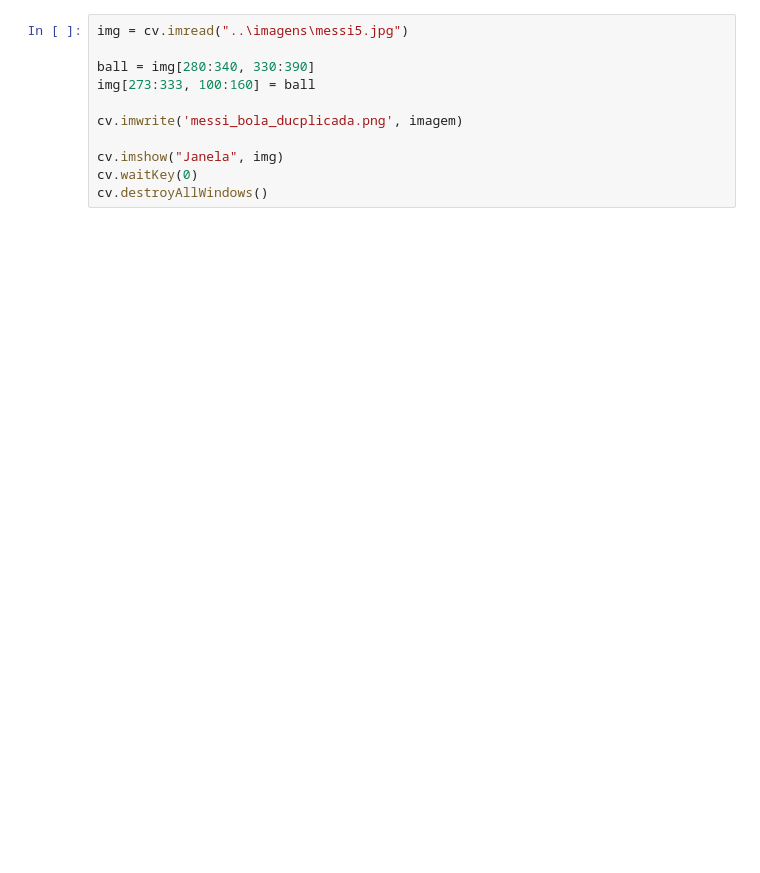
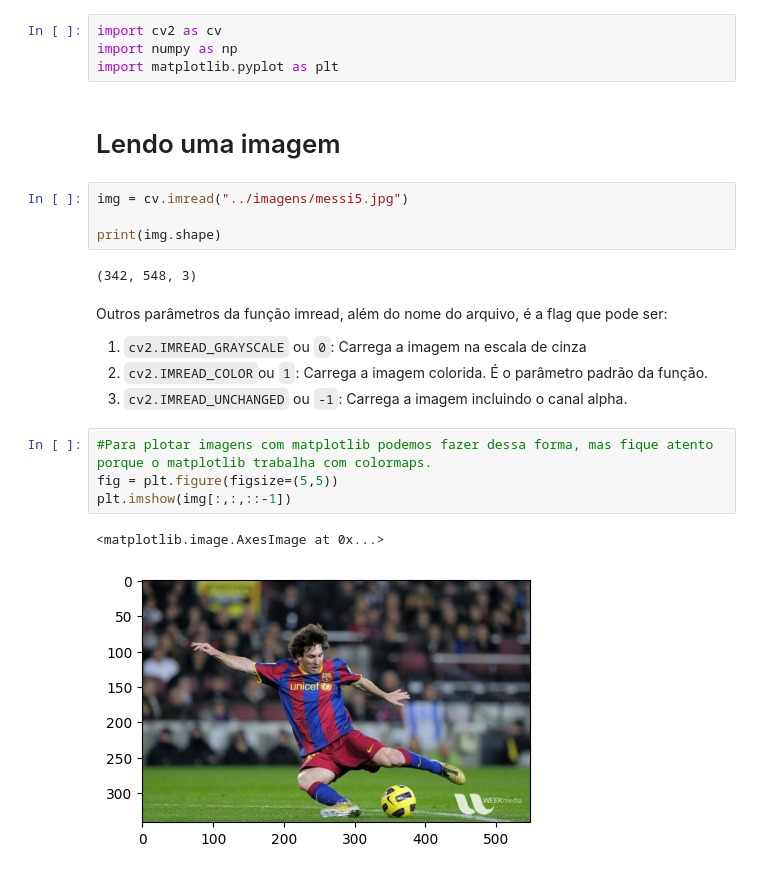
Before and after one commit to davi-dressler/fgv_vc, a Jupyter notebook: lista_1/lista1.ipynb, the cells around one changed output. Cells and saved outputs as stored; diff of their text form; blank space fills up the shorter version.

Commit message:
Atulaizando os arquivos

```diff
--- a/lista_1/lista1.ipynb
+++ b/lista_1/lista1.ipynb
@@ -18,11 +6,24 @@ TypeError: aumentar_brilho() missing 1 required positional argument: 'beta'
+# %%
+import cv2 as cv
+import numpy as np
+import matplotlib.pyplot as plt
+# %% [markdown]
+# Lendo uma imagem
 # %%
-img = cv.imread("..\imagens\messi5.jpg")
+img = cv.imread("../imagens/messi5.jpg")
 
-ball = img[280:340, 330:390]
-img[273:333, 100:160] = ball
-
-cv.imwrite('messi_bola_ducplicada.png', imagem)
-
-cv.imshow("Janela", img)
-cv.waitKey(0)
-cv.destroyAllWindows()
+print(img.shape)
+# %% [output]
+(342, 548, 3)
+# %% [markdown]
+Outros parâmetros da função imread, além do nome do arquivo, é a flag que pode ser:
+1. `cv2.IMREAD_GRAYSCALE` ou `0`: Carrega a imagem na escala de cinza
+2. `cv2.IMREAD_COLOR`ou `1`: Carrega a imagem colorida. É o parâmetro padrão da função.
+3. `cv2.IMREAD_UNCHANGED` ou `-1`: Carrega a imagem incluindo o canal alpha.
+# %%
+#Para plotar imagens com matplotlib podemos fazer dessa forma, mas fique atento porque o matplotlib trabalha com colormaps.
+fig = plt.figure(figsize=(5,5))
+plt.imshow(img[:,:,::-1])
+# %% [output]
+<matplotlib.image.AxesImage at 0x...>
+[figure, added]
```
Also changed, not shown: parts of 13 cells of this notebook, 3 other files.
